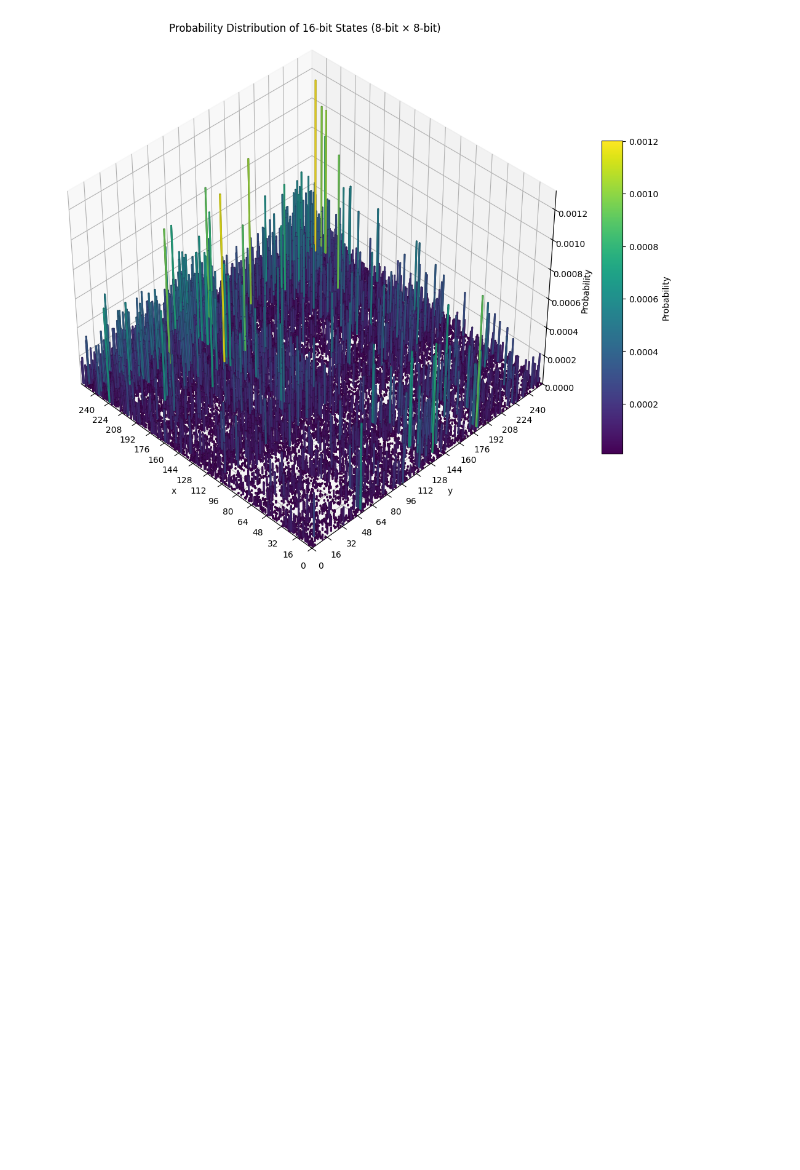
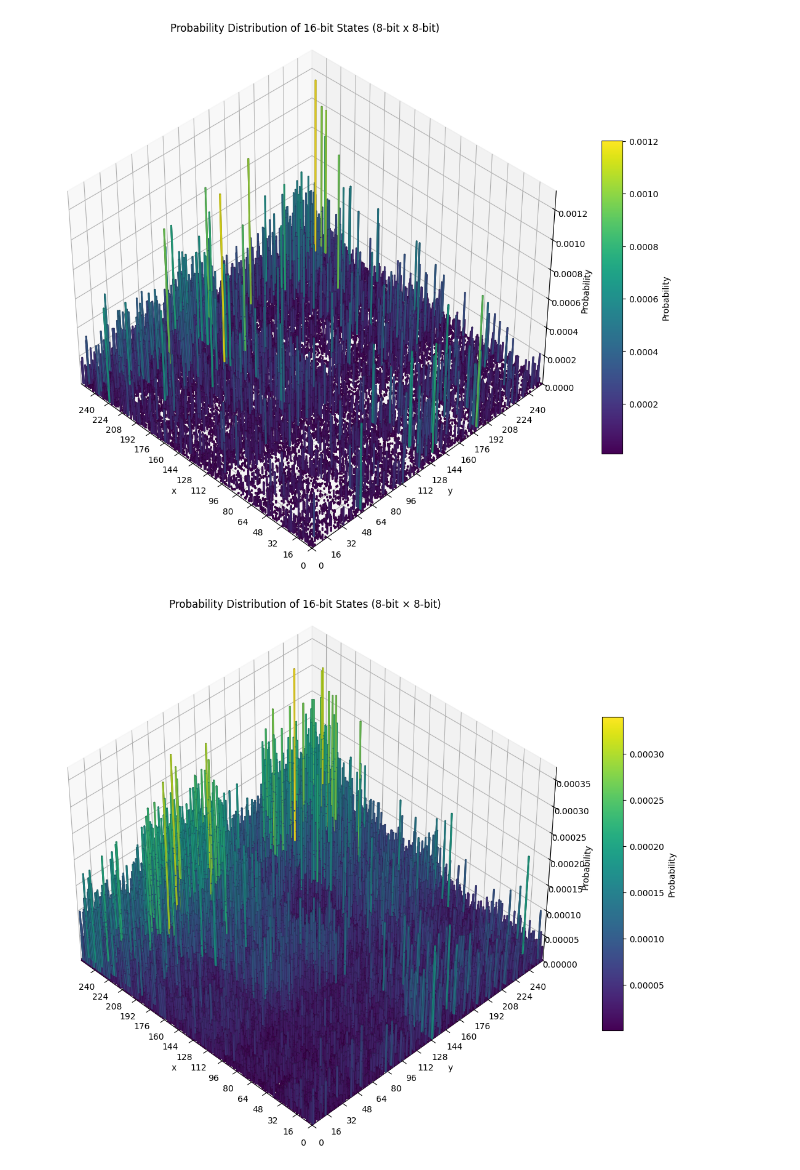
Before and after one commit to ThomasSChristiansen/ProbabilisticComputing, a Jupyter notebook: Integer Factorization/8bit_IntFac/8bit_IntFac_behav.ipynb, the cells around one changed output. Saved outputs shown, nothing was run; the diff lists cells and outputs as text; code cells hidden in the pictures; blank space fills up the shorter version.

```diff
--- a/Integer Factorization/8bit_IntFac/8bit_IntFac_behav.ipynb
+++ b/Integer Factorization/8bit_IntFac/8bit_IntFac_behav.ipynb
@@ -148,3 +148,66 @@ plt.tight_layout()
 plt.show()
 # %% [output]
 [figure]
+# %%
+import pandas as pd
+import numpy as np
+import matplotlib.pyplot as plt
+from matplotlib import cm
+from mpl_toolkits.mplot3d import Axes3D
+
+# Load your CSV
+df = pd.read_csv("UniqueOccurrences_1M.csv", dtype={'Pattern': str})
+
+# Normalize to probability
+df["Probability"] = df["Occurrence"] / df["Occurrence"].sum()
+
+# Split 16-bit pattern: first 8 bits = y, last 8 bits = x
+def pattern_to_coords(pattern):
+    y = int(pattern[:8], 2)  # MSB = y
+    x = int(pattern[8:], 2)  # LSB = x
+    return x, y
+
+df[["x", "y"]] = df["Pattern"].apply(lambda p: pd.Series(pattern_to_coords(p)))
+
+# Data for 3D bar plot
+x = df["x"]
+y = df["y"]
+z = np.zeros_like(x)
+dx = dy = 1  # width of each bar
+dz = df["Probability"]
+
+# Normalize dz to [0,1] for color mapping
+norm = plt.Normalize(dz.min(), dz.max())
+colors = cm.viridis(norm(dz))
+
+# Plotting
+fig = plt.figure(figsize=(12, 9))
+ax = fig.add_subplot(111, projection='3d')
+ax.bar3d(x, y, z, dx, dy, dz, color=colors, shade=True)
+
+# Labeling
+ax.set_xlabel("x")
+ax.set_ylabel("y")
+ax.set_zlabel("Probability")
+ax.set_title("Probability Distribution of 16-bit States (8-bit x 8-bit)")
+
+# Flip x-axis: from 225 → 0
+ax.set_xlim(256, 0)
+# Keep y-axis: from 0 → 225
+ax.set_ylim(0, 256)
+
+# Optional: ticks every 32 to reduce clutter
+ax.set_xticks(np.arange(0, 256, 16))
+ax.set_yticks(np.arange(0, 256, 16))
+ax.set_zlim(0, max(dz)*1.1)
+ax.view_init(elev=40, azim=-45)  # Adjust view angle
+
+# Add colorbar for reference
+mappable = cm.ScalarMappable(cmap="viridis", norm=norm)
+mappable.set_array(dz)  # this line is important
+fig.colorbar(mappable, ax=ax, shrink=0.6, aspect=15, label='Probability')
+
+plt.tight_layout()
+plt.show()
+# %% [output]
+[figure, added]
```
Also changed, not shown: parts of 2 cells of this notebook, 16 other files.
